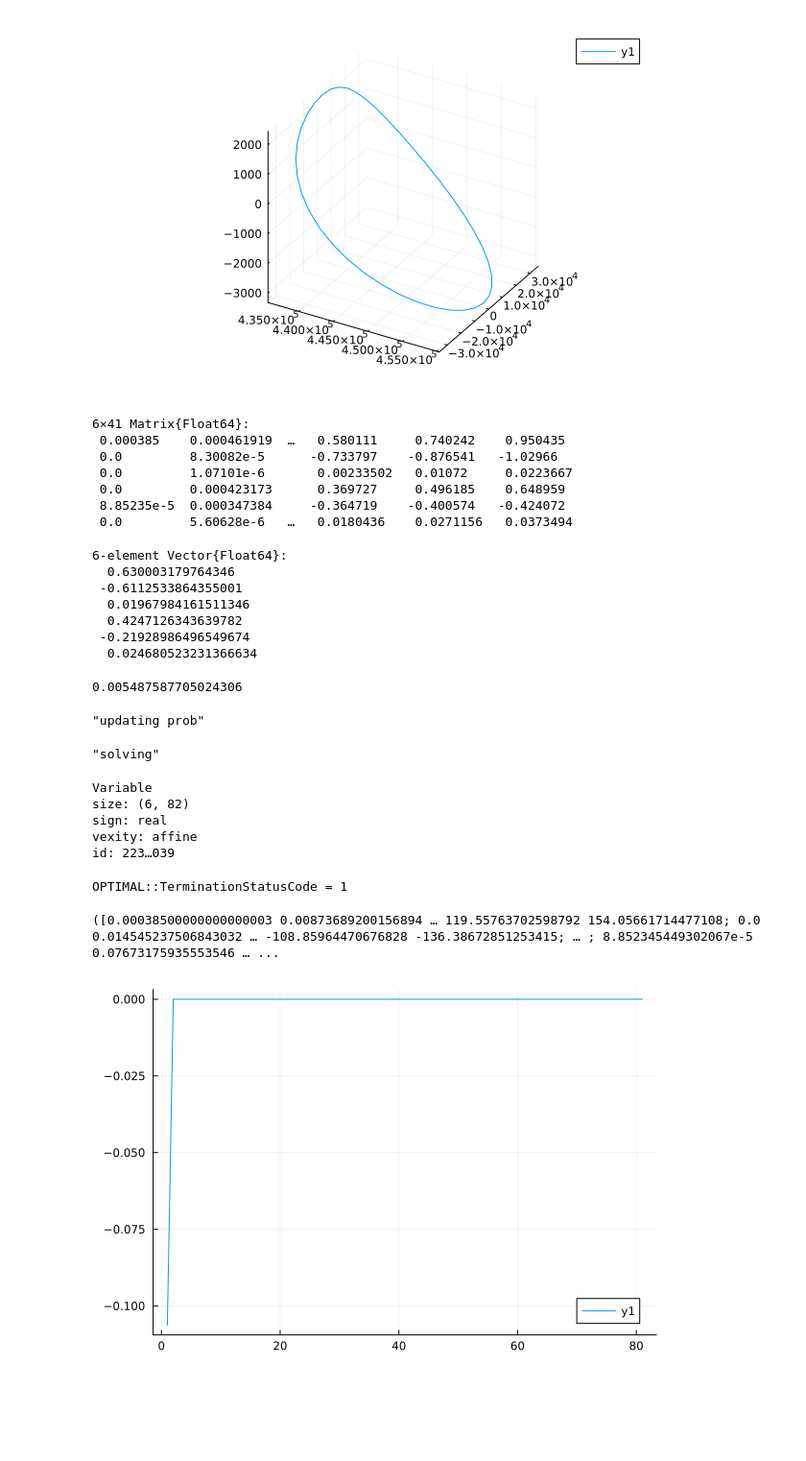
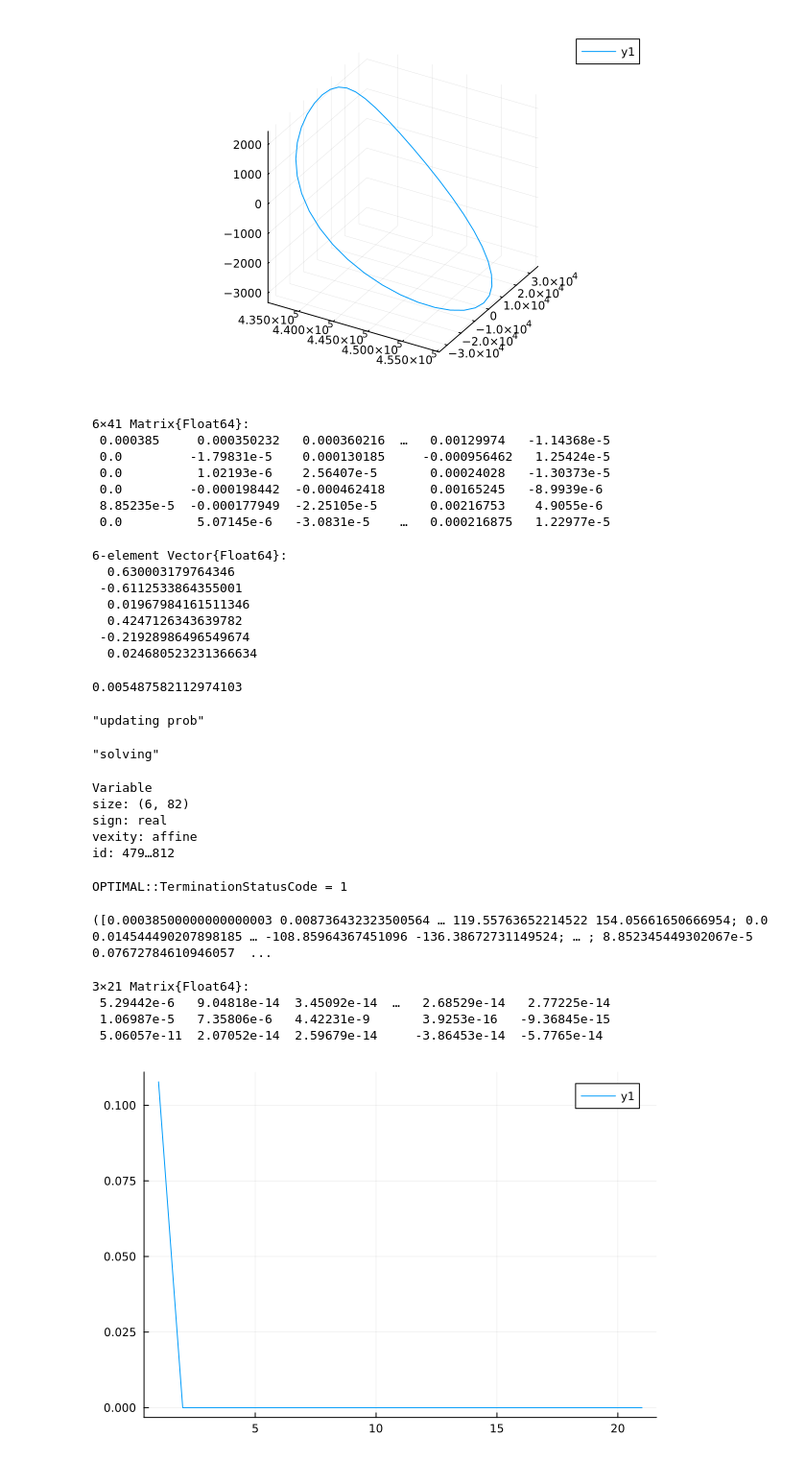
Before and after one commit to vegaf1/convex_mpc_stationkeeping, a Jupyter notebook: convex_mpc_stationkeeping_final_working_clean_testing_rescaled_secondordercorrection.ipynb, the cells around one changed output. Shown at 96% size. Drawn from its saved outputs; the diff is of its cells as text; code cells hidden in the pictures; blank space fills up the shorter version.

```diff
--- a/convex_mpc_stationkeeping_final_working_clean_testing_rescaled_secondordercorrection.ipynb
+++ b/convex_mpc_stationkeeping_final_working_clean_testing_rescaled_secondordercorrection.ipynb
@@ -1893,8 +1891,10 @@ function update_prob(x_initial_k, all_Ad_k, all_Bd_k, P_k, unstable_directions_k
         #these are the dynamics for delta x
 
         #all_Ad_k will have the 120 jacobians that are associated to the reference trajectory at the moment.
-        #check sign on the bias
-        push!(cons, zeros(6)== X[:,k+1] - all_Ad_k[:,:,k]*X[:,k]+all_Bd_k[:,:,k]*U[:,k] - bias[:,k])
+        #check sign on the bias. parenthesis
+        #push!(cons, zeros(6)== X[:,k+1] - all_Ad_k[:,:,k]*X[:,k]+all_Bd_k[:,:,k]*U[:,k] - bias[:,k])
+
+        push!(cons, zeros(6)== X[:,k+1] - (all_Ad_k[:,:,k]*X[:,k]+all_Bd_k[:,:,k]*U[:,k]) - bias[:,k])
 
     end
 
@@ -2558,12 +2558,12 @@ plot(xtraj_test[1,:], xtraj_test[2,:], xtraj_test[3,:])
 xtraj_test - reference_trajectory
 # %% [output]
 6×41 Matrix{Float64}:
- 0.000385    0.000461919  …   0.580111     0.740242    0.950435
- 0.0         8.30082e-5      -0.733797    -0.876541   -1.02966
- 0.0         1.07101e-6       0.00233502   0.01072     0.0223667
- 0.0         0.000423173      0.369727     0.496185    0.648959
- 8.85235e-5  0.000347384     -0.364719    -0.400574   -0.424072
- 0.0         5.60628e-6   …   0.0180436    0.0271156   0.0373494
+ 0.000385     0.000350232   0.000360216  …   0.00129974   -1.14368e-5
+ 0.0         -1.79831e-5    0.000130185     -0.000956462   1.25424e-5
+ 0.0          1.02193e-6    2.56407e-5       0.00024028   -1.30373e-5
+ 0.0         -0.000198442  -0.000462418      0.00165245   -8.9939e-6
+ 8.85235e-5  -0.000177949  -2.25105e-5       0.00216753    4.9055e-6
+ 0.0          5.07145e-6   -3.0831e-5    …   0.000216875   1.22977e-5
 # %%
 unstable_directions[:,2]
 # %% [output]
@@ -2577,7 +2577,7 @@ unstable_directions[:,2]
 # %%
 norm(final[:,1] - final[:,41])
 # %% [output]
-0.005487587705024306
+0.005487582112974103
 # %%
 #solve the problem again and pass in the residual as the bias in the dynamics constraint
 display("updating prob")
@@ -2592,10 +2592,17 @@ Variable
 size: (6, 82)
 sign: real
 vexity: affine
-id: 223…039
+id: 479…812
 OPTIMAL::TerminationStatusCode = 1
-([0.00038500000000000003 0.00873689200156894 … 119.55763702598792 154.05661714477108; 0.0 0.014545237506843032 … -108.85964470676828 -136.38672851253415; … ; 8.852345449302067e-5 0.07673175935553546 … ...
+([0.00038500000000000003 0.008736432323500564 … 119.55763652214522 154.05661650666954; 0.0 0.014544490207898185 … -108.85964367451096 -136.38672731149524; … ; 8.852345449302067e-5 0.07672784610946057  ...
+# %%
+half_rev_control = Um2[1:3, 1:21]/acceleration_scale
+# %% [output]
+3×21 Matrix{Float64}:
+ 5.29442e-6   9.04818e-14  3.45092e-14  …   2.68529e-14   2.77225e-14
+ 1.06987e-5   7.35806e-6   4.42231e-9       3.9253e-16   -9.36845e-15
+ 5.06057e-11  2.07052e-14  2.59679e-14     -3.86453e-14  -5.7765e-14
 # %%
-plot(Um2[1,:])
+plot(Um2[1,1:21])
 # %% [output]
-[figure, old version]
+[figure, new version]
```
Also changed, not shown: parts of 43 cells of this notebook.
